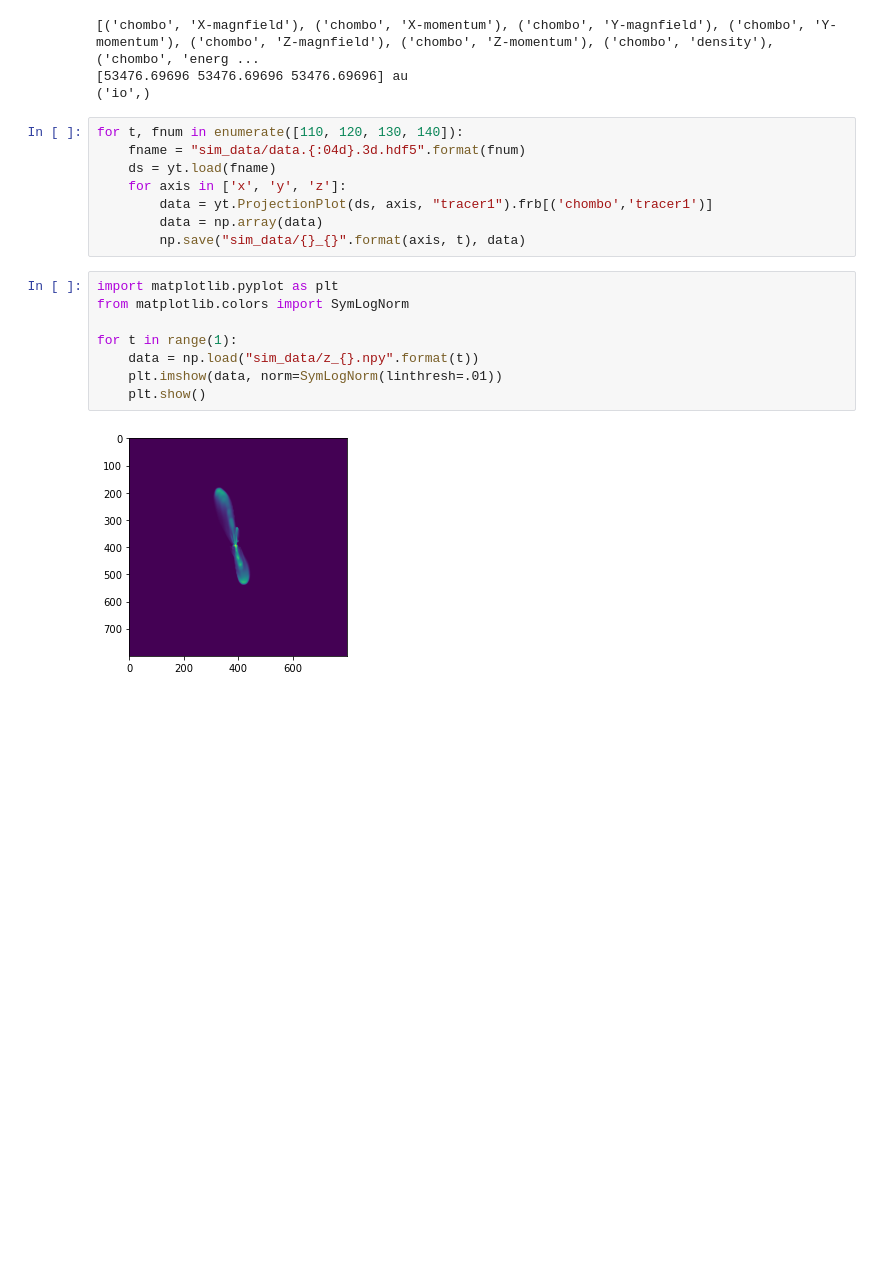
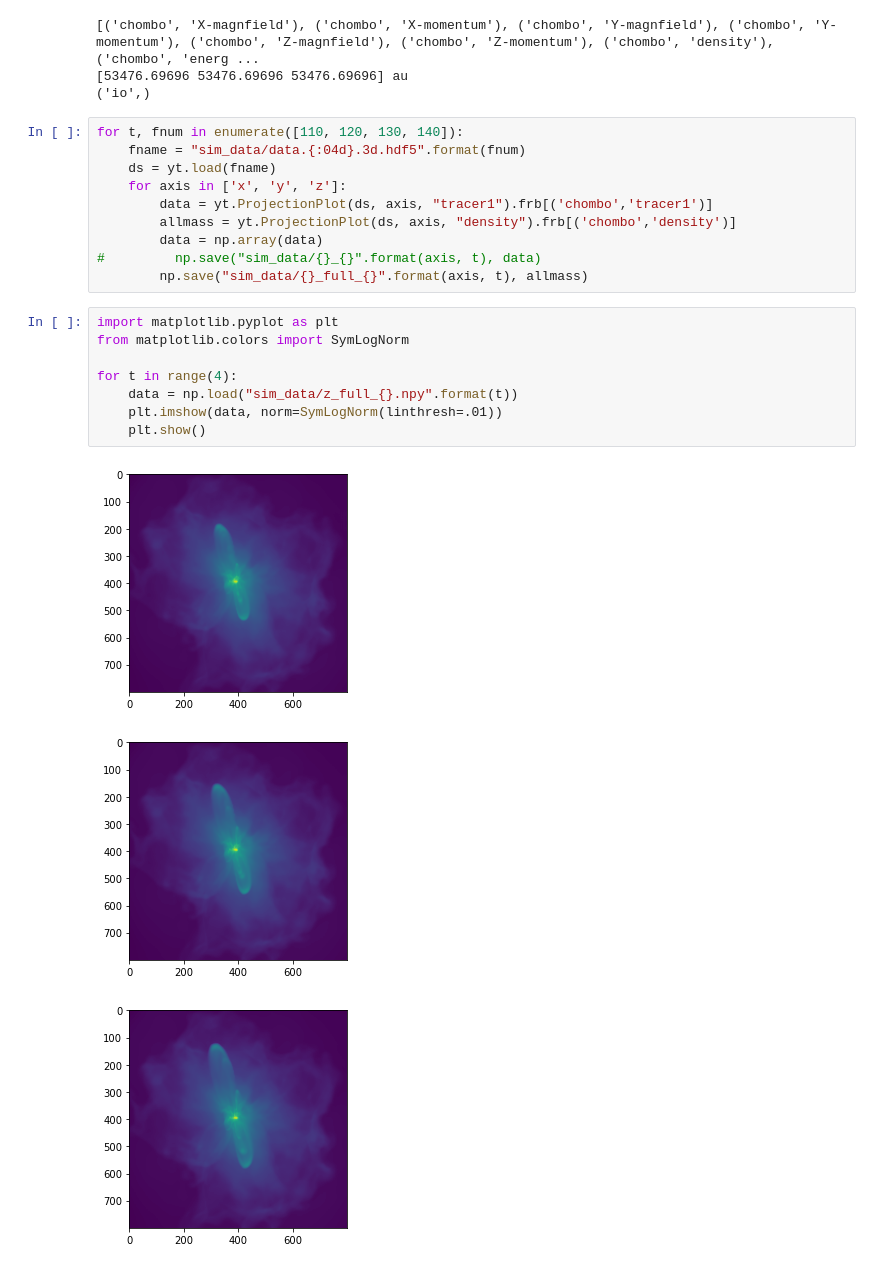
Before and after one commit to dkarkada/outflow-tracking, a Jupyter notebook: read_hdf5.ipynb, the cells around one changed output. Saved outputs shown, nothing was run; the diff lists cells and outputs as text; blank space fills up the shorter version.

```diff
--- a/read_hdf5.ipynb
+++ b/read_hdf5.ipynb
@@ -21,15 +21,19 @@ for t, fnum in enumerate([110, 120, 130, 140]):
     ds = yt.load(fname)
     for axis in ['x', 'y', 'z']:
         data = yt.ProjectionPlot(ds, axis, "tracer1").frb[('chombo','tracer1')]
+        allmass = yt.ProjectionPlot(ds, axis, "density").frb[('chombo','density')]
         data = np.array(data)
-        np.save("sim_data/{}_{}".format(axis, t), data)
+#         np.save("sim_data/{}_{}".format(axis, t), data)
+        np.save("sim_data/{}_full_{}".format(axis, t), allmass)
 # %%
 import matplotlib.pyplot as plt
 from matplotlib.colors import SymLogNorm
 
-for t in range(1):
-    data = np.load("sim_data/z_{}.npy".format(t))
+for t in range(4):
+    data = np.load("sim_data/z_full_{}.npy".format(t))
     plt.imshow(data, norm=SymLogNorm(linthresh=.01))
     plt.show()
 # %% [output]
-[figure, old version]
+[figure, new version]
+[figure, added]
+[figure, added]
```
Also changed, not shown: parts of 1 cell of this notebook, 3 other files.
